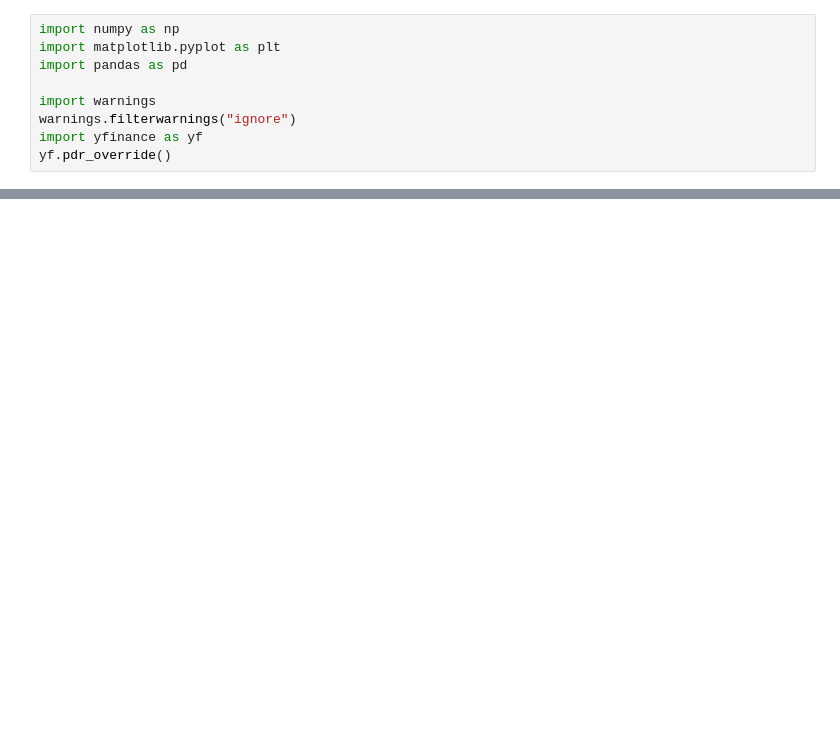
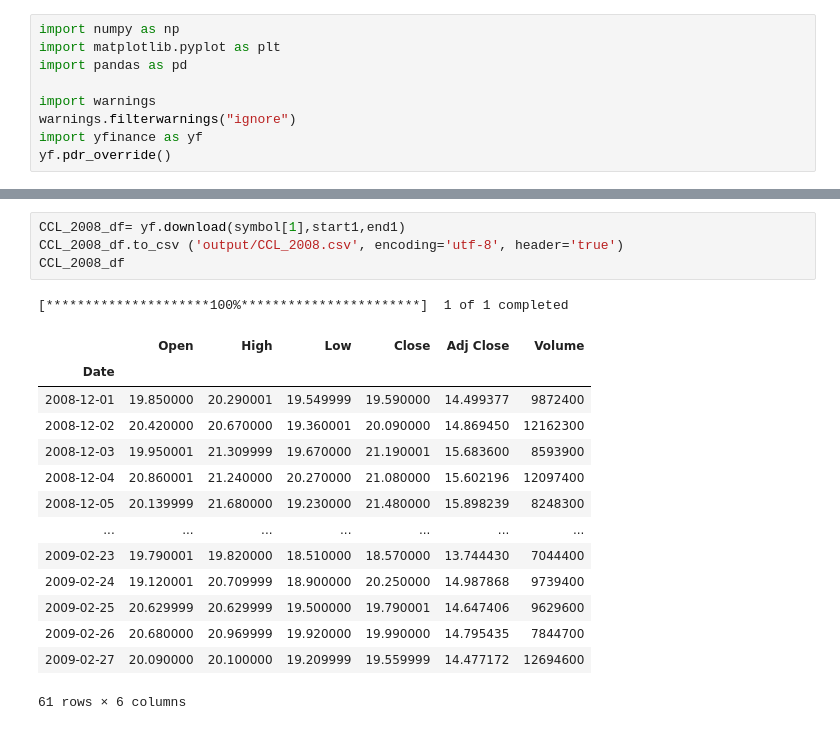
Before and after one commit to NachoKingP/Project1-2020, a Jupyter notebook: Stock market.ipynb, the cells around one changed output, grey strips where cells are left out. Drawn from its saved outputs; the diff is of its cells as text; blank space fills up the shorter version.

```diff
--- a/Stock market.ipynb
+++ b/Stock market.ipynb
@@ -73,0 +61,20 @@ AMZN_df
+# %%
+CCL_2008_df= yf.download(symbol[1],start1,end1)
+CCL_2008_df.to_csv ('output/CCL_2008.csv', encoding='utf-8', header='true')
+CCL_2008_df
+# %% [output]
+[*********************100%***********************]  1 of 1 completed
+|  | Open | High | Low | Close | Adj Close | Volume |
+| Date |  |  |  |  |  |  |
+| 2008-12-01 | 19.850000 | 20.290001 | 19.549999 | 19.590000 | 14.499377 | 9872400 |
+| 2008-12-02 | 20.420000 | 20.670000 | 19.360001 | 20.090000 | 14.869450 | 12162300 |
+| 2008-12-03 | 19.950001 | 21.309999 | 19.670000 | 21.190001 | 15.683600 | 8593900 |
+| 2008-12-04 | 20.860001 | 21.240000 | 20.270000 | 21.080000 | 15.602196 | 12097400 |
+| 2008-12-05 | 20.139999 | 21.680000 | 19.230000 | 21.480000 | 15.898239 | 8248300 |
+| ... | ... | ... | ... | ... | ... | ... |
+| 2009-02-23 | 19.790001 | 19.820000 | 18.510000 | 18.570000 | 13.744430 | 7044400 |
+| 2009-02-24 | 19.120001 | 20.709999 | 18.900000 | 20.250000 | 14.987868 | 9739400 |
+| 2009-02-25 | 20.629999 | 20.629999 | 19.500000 | 19.790001 | 14.647406 | 9629600 |
+| 2009-02-26 | 20.680000 | 20.969999 | 19.920000 | 19.990000 | 14.795435 | 7844700 |
+| 2009-02-27 | 20.090000 | 20.100000 | 19.209999 | 19.559999 | 14.477172 | 12694600 |
+61 rows × 6 columns
```
Also changed, not shown: parts of 14 cells of this notebook, 16 other files.
